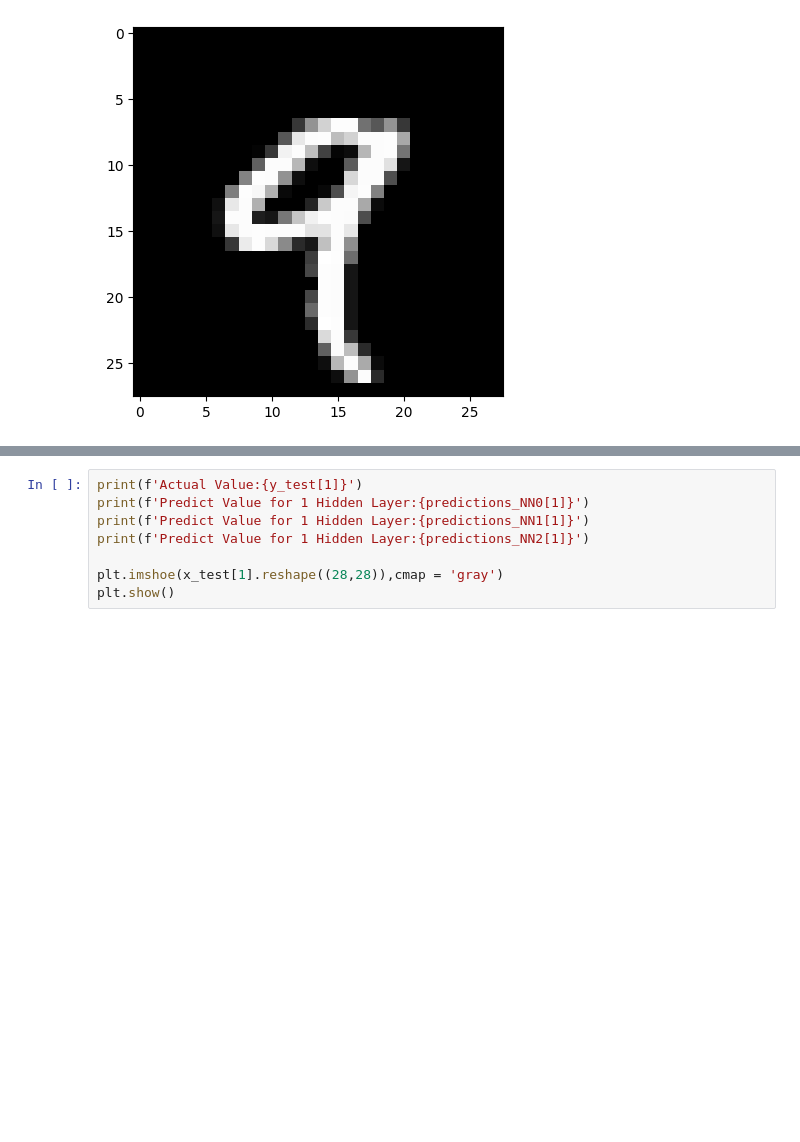
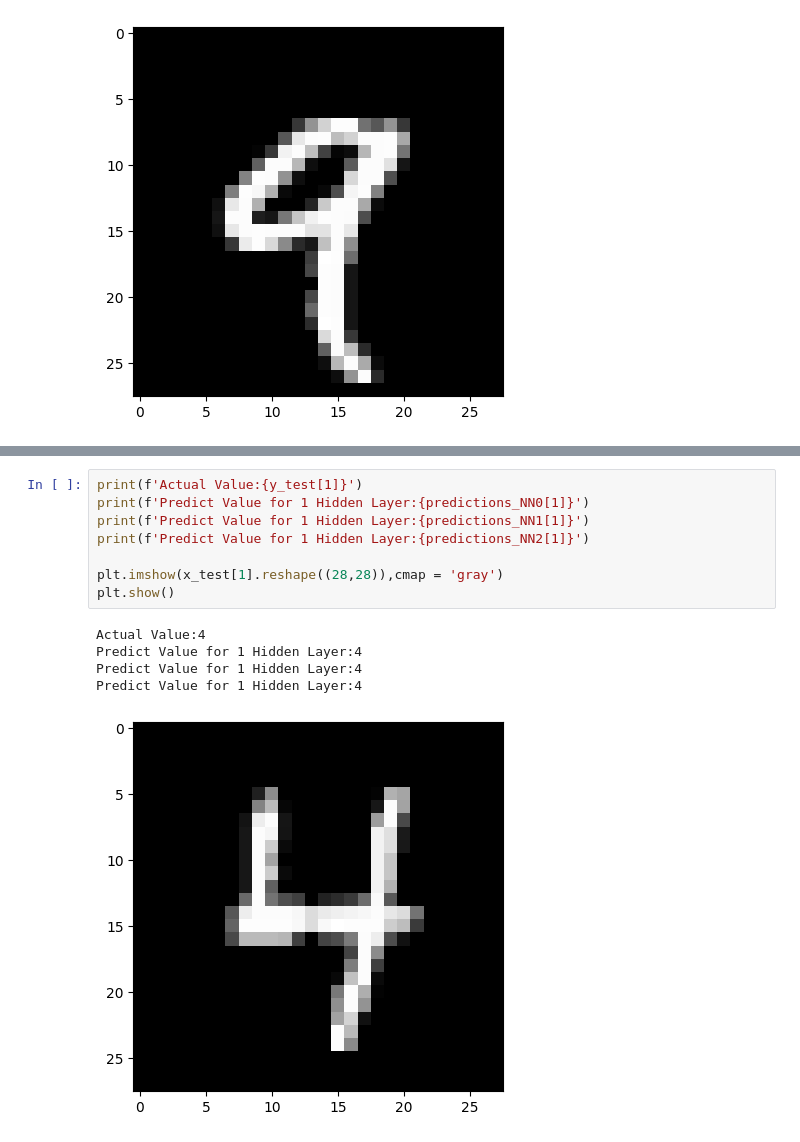
Before and after one commit to hafizeogut/Global_AI_Introduction_Machine_Learning, a Jupyter notebook: Machine_Learning/05_Artificial_Neural_Networks/ANN.ipynb, the cells around one changed output, grey strips where cells are left out. Saved outputs shown, nothing was run; the diff lists cells and outputs as text; blank space fills up the shorter version.

```diff
--- a/Machine_Learning/05_Artificial_Neural_Networks/ANN.ipynb
+++ b/Machine_Learning/05_Artificial_Neural_Networks/ANN.ipynb
@@ -54,11 +62,17 @@ predictions_NN2
 # %%
 print(f'Actual Value:{y_test[1]}')
 print(f'Predict Value for 1 Hidden Layer:{predictions_NN0[1]}')
 print(f'Predict Value for 1 Hidden Layer:{predictions_NN1[1]}')
 print(f'Predict Value for 1 Hidden Layer:{predictions_NN2[1]}')
 
-plt.imshoe(x_test[1].reshape((28,28)),cmap = 'gray')
+plt.imshow(x_test[1].reshape((28,28)),cmap = 'gray')
 plt.show()
+# %% [output]
+Actual Value:4
+Predict Value for 1 Hidden Layer:4
+Predict Value for 1 Hidden Layer:4
+Predict Value for 1 Hidden Layer:4
+[figure, added]
 # %%
 from sklearn.metrics import confusion_matrix
 confusion_matrix(y_test,predictions_NN0)
```
Also changed, not shown: parts of 9 cells of this notebook, 2 other files.
